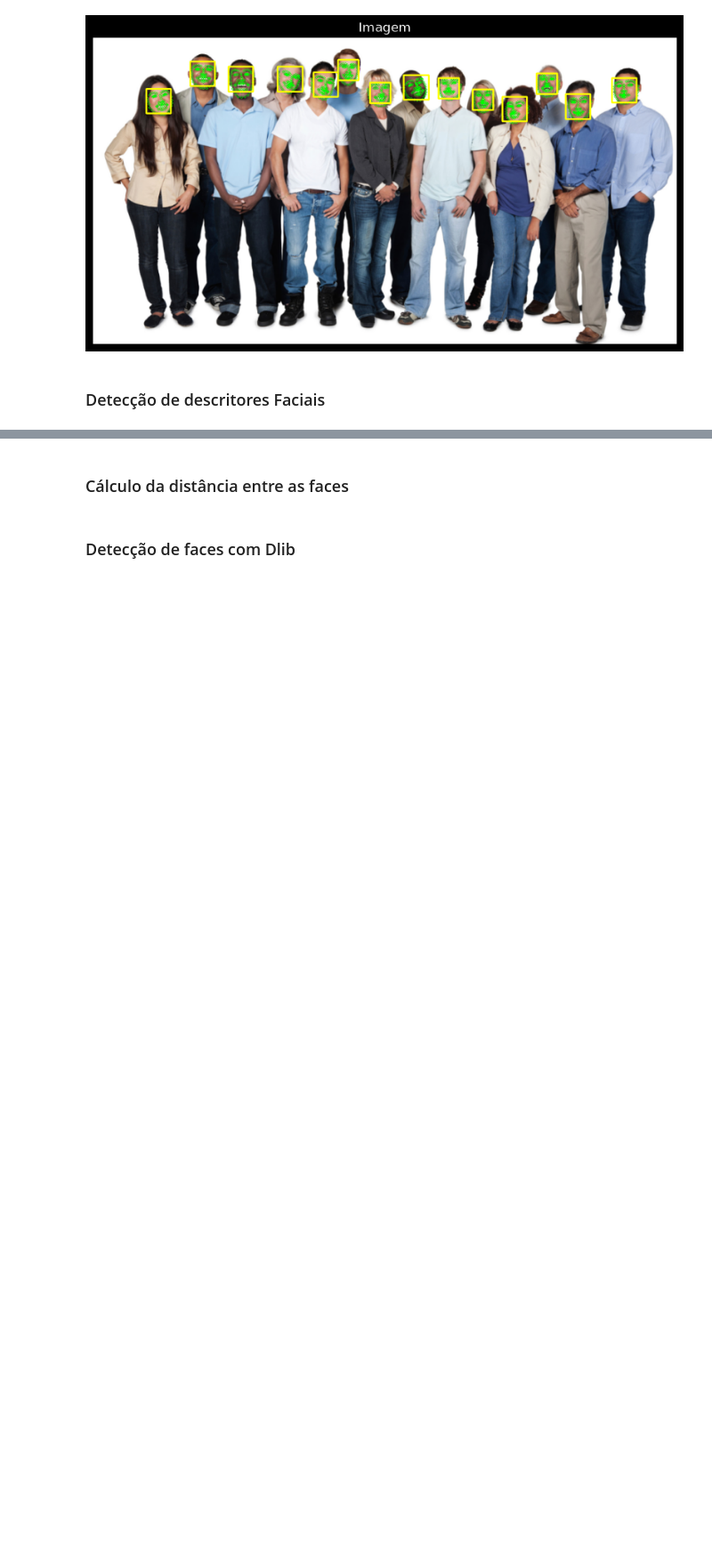
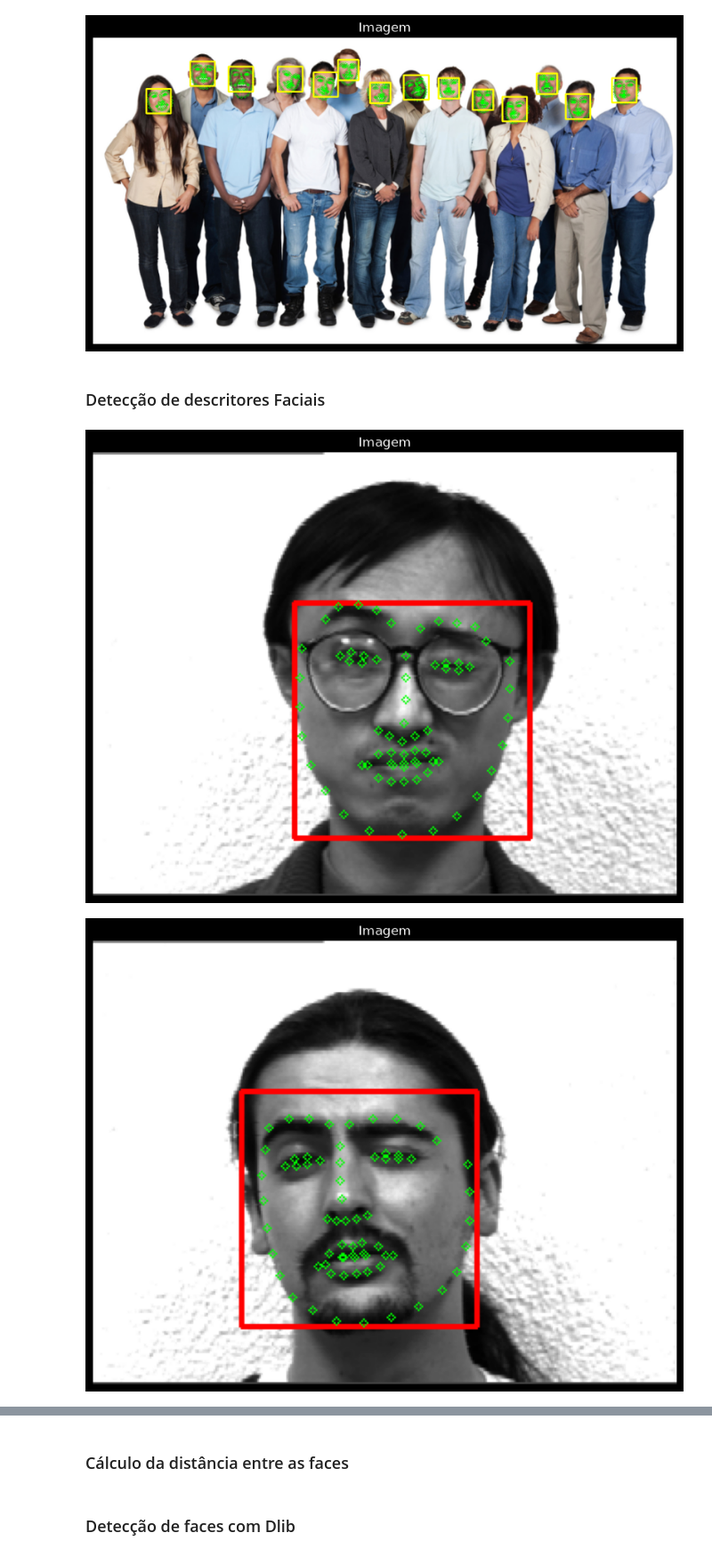
Before and after one commit to Joao-Inacio/Visao-Computacional-O-Guia-Completo, a Jupyter notebook: 0.2-Reconhecimento-facial/reconhcimento_facial.ipynb, the cells around one changed output, grey strips where cells are left out. Shown at 89% size. Drawn from its saved outputs; the diff is of its cells as text; code cells hidden in the pictures; blank space fills up the shorter version.

Commit message:
Implementado a detecção de descritores faciais

```diff
--- a/0.2-Reconhecimento-facial/reconhcimento_facial.ipynb
+++ b/0.2-Reconhecimento-facial/reconhcimento_facial.ipynb
@@ -163,3 +163,32 @@ plt.show()
 [figure]
 # %% [markdown]
 ### Detecção de descritores Faciais
+# %%
+detector_face = dlib.get_frontal_face_detector()
+detector_pontos = dlib.shape_predictor(os.path.join(pesos, 'shape_predictor_68_face_landmarks.dat'))
+descritor_facial = dlib.face_recognition_model_v1(os.path.join(pesos, 'dlib_face_recognition_resnet_model_v1.dat'))
+# %%
+index = {}
+idx = 0
+descritores_faciais = None
+
+paths = [os.path.join(imagens_treino, f) for f in os.listdir(imagens_treino)]
+for path in paths[:5]:
+    imagem = Image.open(path).convert('RGB')
+    imagem_np = np.array(imagem, 'uint8')
+    deteccoes = detector_face(imagem_np, 1)
+    for face in deteccoes:
+        l, t, r, b = face.left(), face.top(), face.right(), face.bottom()
+        cv2.rectangle(imagem_np, (l, t), (r, b), (255, 0, 0), 2)
+
+        pontos = detector_pontos(imagem_np, face)
+        for ponto in pontos.parts():
+            cv2.circle(imagem_np, (ponto.x, ponto.y), 2, (0, 255, 0), 1)
+    plt.figure(figsize=(10,10))
+    plt.title('Imagem')
+    plt.imshow(imagem_np)
+    plt.axis('off')
+    plt.show()
+# %% [output]
+[figure, added]
+[figure, added]
```
Also changed, not shown: parts of 1 cell of this notebook.
